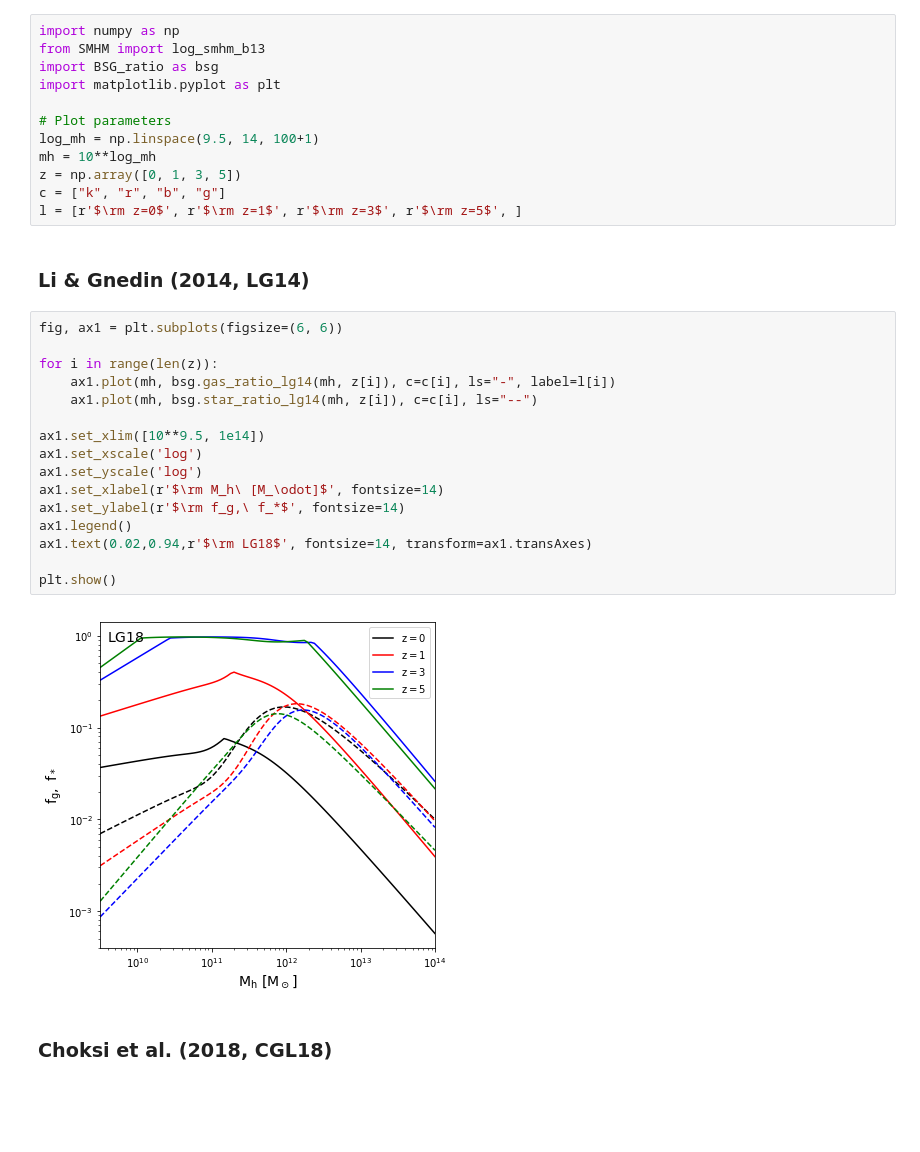
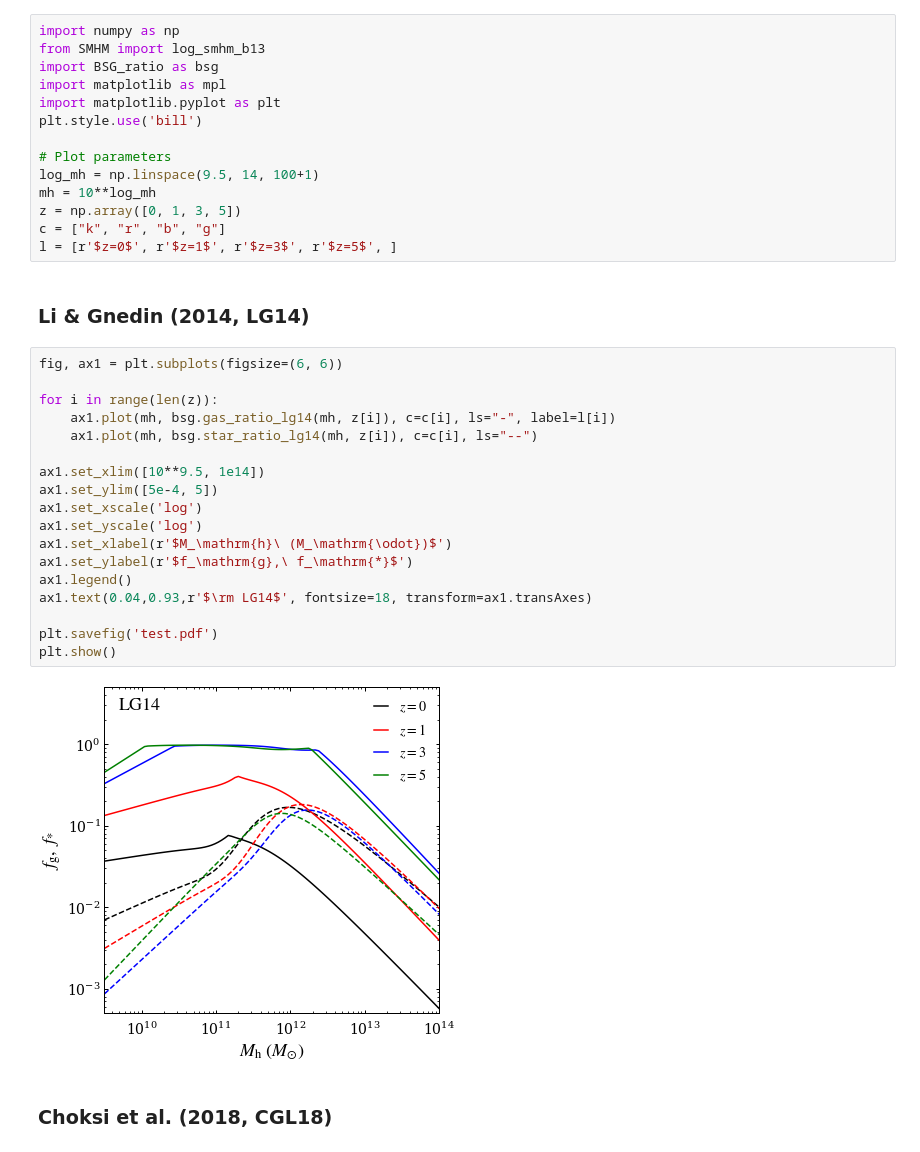
Before and after one commit to EnthalpyBill/GC-formation, a Jupyter notebook: code/check_setup.ipynb, the cells around one changed output. Drawn from its saved outputs; the diff is of its cells as text; blank space fills up the shorter version.

```diff
--- a/code/check_setup.ipynb
+++ b/code/check_setup.ipynb
@@ -11,34 +11,38 @@ By Bill Chen
 import numpy as np
 from SMHM import log_smhm_b13
 import BSG_ratio as bsg
+import matplotlib as mpl
 import matplotlib.pyplot as plt
+plt.style.use('bill')
 
 # Plot parameters
 log_mh = np.linspace(9.5, 14, 100+1)
 mh = 10**log_mh
 z = np.array([0, 1, 3, 5])
 c = ["k", "r", "b", "g"]
-l = [r'$\rm z=0$', r'$\rm z=1$', r'$\rm z=3$', r'$\rm z=5$', ]
+l = [r'$z=0$', r'$z=1$', r'$z=3$', r'$z=5$', ]
 # %% [markdown]
 ### Li & Gnedin (2014, LG14)
 # %%
 fig, ax1 = plt.subplots(figsize=(6, 6))
 
 for i in range(len(z)):
     ax1.plot(mh, bsg.gas_ratio_lg14(mh, z[i]), c=c[i], ls="-", label=l[i])
     ax1.plot(mh, bsg.star_ratio_lg14(mh, z[i]), c=c[i], ls="--")
 
 ax1.set_xlim([10**9.5, 1e14])
+ax1.set_ylim([5e-4, 5])
 ax1.set_xscale('log')
 ax1.set_yscale('log')
-ax1.set_xlabel(r'$\rm M_h\ [M_\odot]$', fontsize=14)
-ax1.set_ylabel(r'$\rm f_g,\ f_*$', fontsize=14)
+ax1.set_xlabel(r'$M_\mathrm{h}\ (M_\mathrm{\odot})$')
+ax1.set_ylabel(r'$f_\mathrm{g},\ f_\mathrm{*}$')
 ax1.legend()
-ax1.text(0.02,0.94,r'$\rm LG18$', fontsize=14, transform=ax1.transAxes)
+ax1.text(0.04,0.93,r'$\rm LG14$', fontsize=18, transform=ax1.transAxes)
 
+plt.savefig('test.pdf')
 plt.show()
 # %% [output]
-[figure, old version]
+[figure, new version]
 # %% [markdown]
 ### Choksi et al. (2018, CGL18)
 # %%
```
Also changed, not shown: parts of 1 cell of this notebook, 1 other file.
